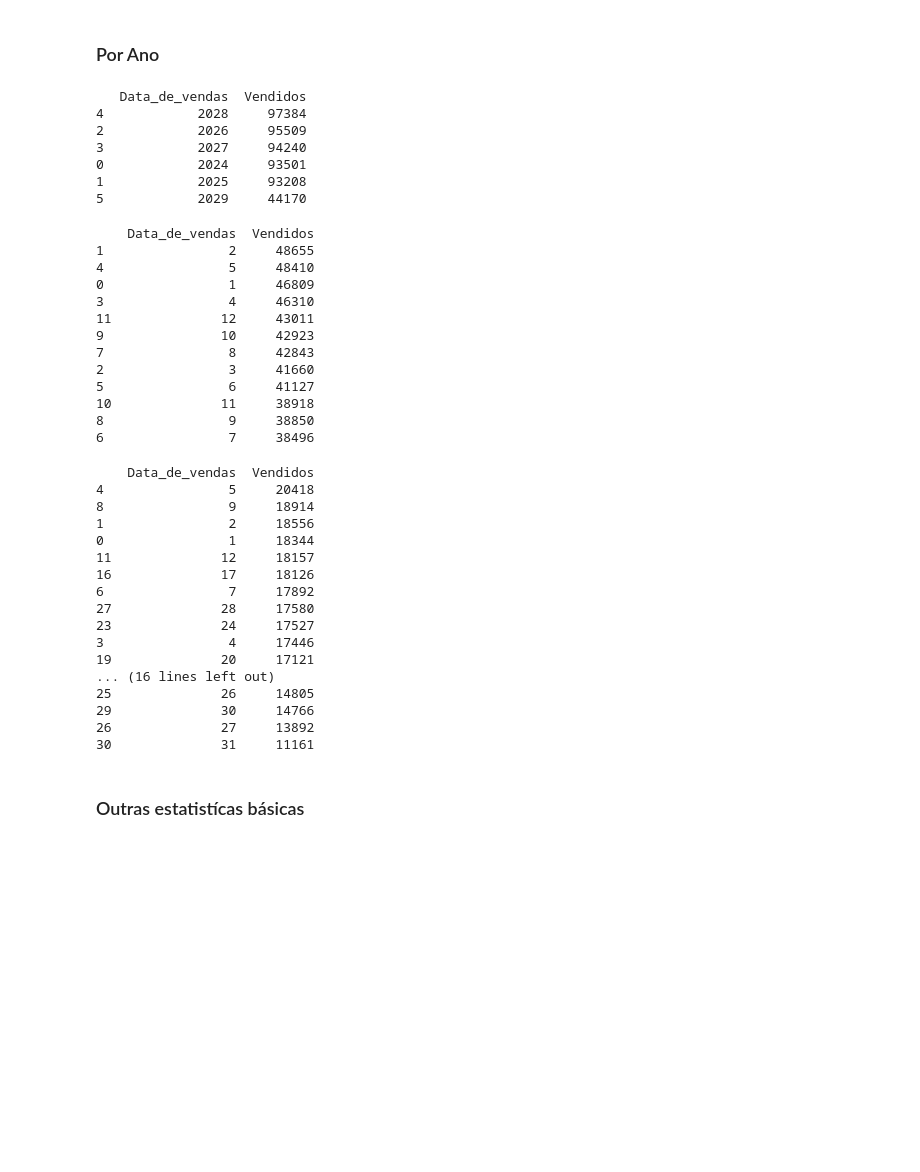
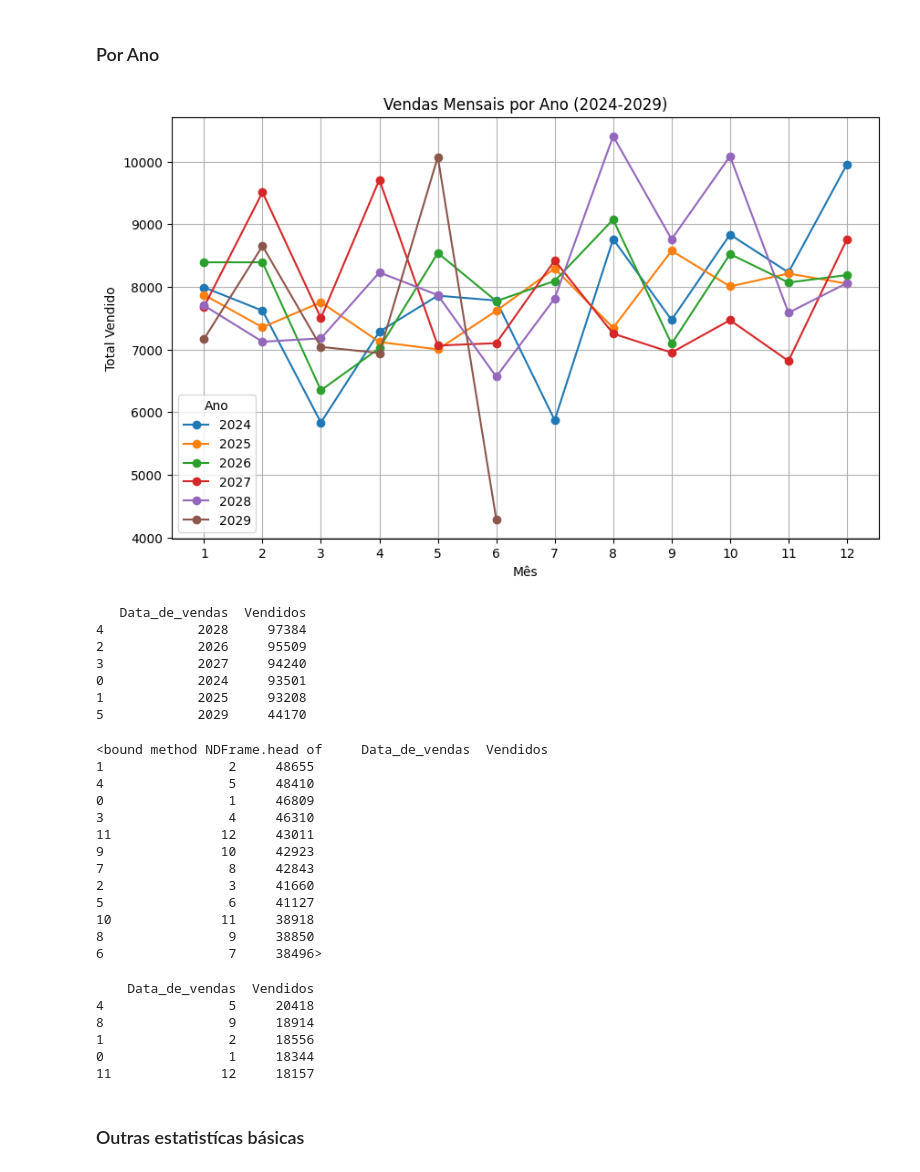
Before and after one commit to DONkay-007/Analise_Completa, a Jupyter notebook: calculations.ipynb, the cells around one changed output. Cells and saved outputs as stored; diff of their text form; code cells hidden in the pictures; blank space fills up the shorter version.

```diff
--- a/calculations.ipynb
+++ b/calculations.ipynb
@@ -270,6 +272,41 @@ date_Maior
 1988 rows × 2 columns
 # %% [markdown]
 ### Por Ano
+# %%
+df['Data_de_vendas'] = pd.to_datetime(df['Data_de_vendas'], errors='coerce')
+df_filtrado = df[df['Data_de_vendas'].dt.year.isin([2024, 2025, 2026, 2027, 2028, 2029])]
+
+# Crie colunas auxiliares
+df_filtrado['Ano'] = df_filtrado['Data_de_vendas'].dt.year
+df_filtrado['Mes'] = df_filtrado['Data_de_vendas'].dt.month
+
+# Agrupe por ano e mês
+vendas_mensais = df_filtrado.groupby(['Ano', 'Mes'], as_index=False)['Vendidos'].sum()
+vendas_mensais
+# Agora, vendas_mensais terá as colunas 'Ano', 'Mes' e 'Vendidos'
+
+import matplotlib.pyplot as plt
+
+plt.figure(figsize=(10,6))
+
+for ano in vendas_mensais['Ano'].unique():
+    dados_ano = vendas_mensais[vendas_mensais['Ano'] == ano]
+    plt.plot(
+        dados_ano['Mes'],
+        dados_ano['Vendidos'],
+        marker='o',
+        label=str(ano)
+    )
+
+plt.xlabel('Mês')
+plt.ylabel('Total Vendido')
+plt.title('Vendas Mensais por Ano (2024-2029)')
+plt.legend(title='Ano')
+plt.xticks(range(1,13))
+plt.grid(True)
+plt.show()
+# %% [output]
+[figure, added]
 # %%
 faturamento_ano = df.groupby(df['Data_de_vendas'].dt.year)['Vendidos'].sum().reset_index().sort_values(by="Vendidos", ascending=False)
 print(faturamento_ano)
@@ -284,10 +321,10 @@ print(faturamento_ano)
 5            2029     44170
 # %%
 faturamento_Mês = df.groupby(df['Data_de_vendas'].dt.month)['Vendidos'].sum().reset_index().sort_values(by="Vendidos", ascending=False)
-print(faturamento_Mês)
+print(faturamento_Mês.head)
 # Percebemos que o mês 2 e 5 venderam bem e que foi se mantendo mais reduzindo as vendas, demonstrando uma estabilidade de certa forma nas vendas
 # %% [output]
-    Data_de_vendas  Vendidos
+<bound method NDFrame.head of     Data_de_vendas  Vendidos
 1                2     48655
 4                5     48410
 0                1     46809
@@ -299,10 +336,10 @@ print(faturamento_Mês)
 5                6     41127
 10              11     38918
 8                9     38850
-6                7     38496
+6                7     38496>
 # %%
 faturamento_dia = df.groupby(df['Data_de_vendas'].dt.day)['Vendidos'].sum().reset_index().sort_values(by="Vendidos", ascending=False)
-print(faturamento_dia)
+print(faturamento_dia.head(5))
 # Nota-se que o dia 5 em específico tem uma grande procura , quase 2mil vendas na frende da segunda data, devemos observar o dia 5 para saber por qual motivo ele vende mais
 # %% [output]
     Data_de_vendas  Vendidos
@@ -311,17 +348,6 @@ print(faturamento_dia)
 1                2     18556
 0                1     18344
 11              12     18157
-16              17     18126
-6                7     17892
-27              28     17580
-23              24     17527
-3                4     17446
-19              20     17121
-... (16 lines left out)
-25              26     14805
-29              30     14766
-26              27     13892
-30              31     11161
 # %%
 df_cidade = df.groupby("cidade", as_index=False).agg({
     "Faturamento": "sum",
```
Also changed, not shown: parts of 11 cells of this notebook, 7 other files.
